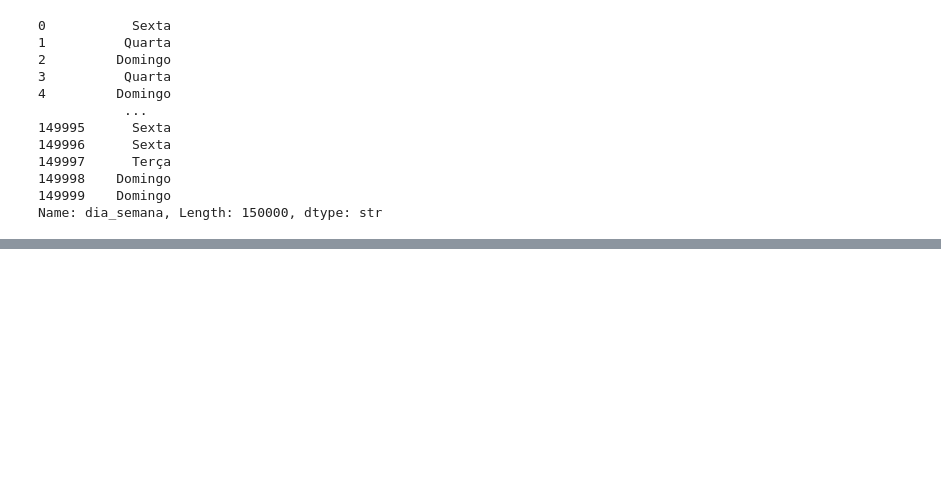
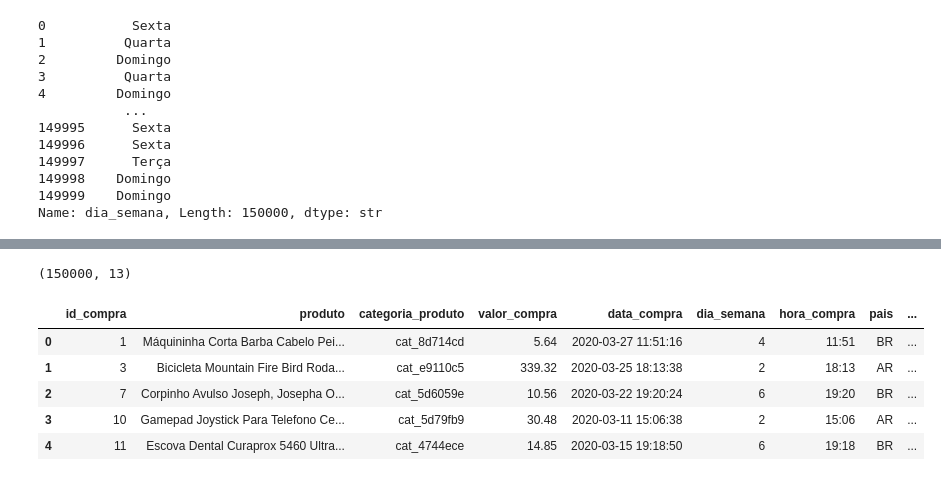
Before and after one commit to lucianamenezesds/capstone-fraude, a Jupyter notebook: 2.notebooks/2.limpeza-dados.ipynb, the cells around one changed output, grey strips where cells are left out. Drawn from its saved outputs; the diff is of its cells as text; code cells hidden in the pictures; blank space fills up the shorter version.

```diff
--- a/2.notebooks/2.limpeza-dados.ipynb
+++ b/2.notebooks/2.limpeza-dados.ipynb
@@ -847,0 +896,12 @@ df_complete['hora_compra'] = df_complete['data_compra'].dt.strftime("%H:%M")
+# %%
+purchase_data = df_complete[purchase_columns]
+print(purchase_data.shape)
+purchase_data.head()
+# %% [output]
+(150000, 13)
+|  | id_compra | produto | categoria_produto | valor_compra | data_compra | dia_semana | hora_compra | pais | ... |
+| 0 | 1 | Máquininha Corta Barba Cabelo Pei... | cat_8d714cd | 5.64 | 2020-03-27 11:51:16 | 4 | 11:51 | BR | ... |
+| 1 | 3 | Bicicleta Mountain Fire Bird Roda... | cat_e9110c5 | 339.32 | 2020-03-25 18:13:38 | 2 | 18:13 | AR | ... |
+| 2 | 7 | Corpinho Avulso Joseph, Josepha O... | cat_5d6059e | 10.56 | 2020-03-22 19:20:24 | 6 | 19:20 | BR | ... |
+| 3 | 10 | Gamepad Joystick Para Telefono Ce... | cat_5d79fb9 | 30.48 | 2020-03-11 15:06:38 | 2 | 15:06 | AR | ... |
+| 4 | 11 | Escova Dental Curaprox 5460 Ultra... | cat_4744ece | 14.85 | 2020-03-15 19:18:50 | 6 | 19:18 | BR | ... |
```
Also changed, not shown: parts of 13 cells of this notebook.
